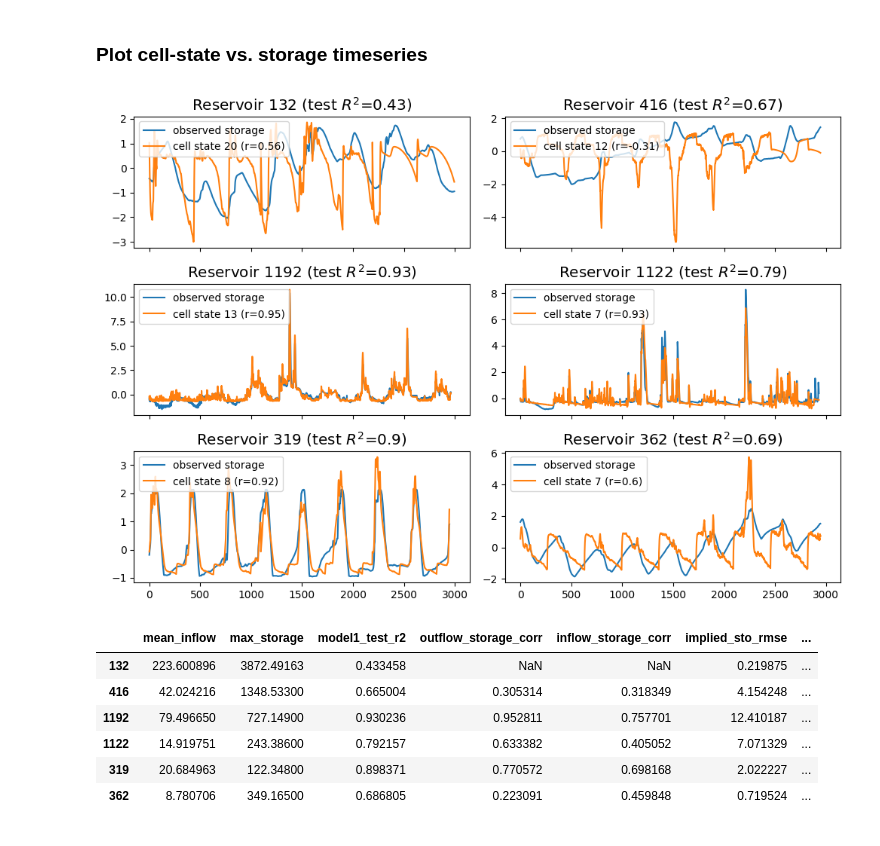
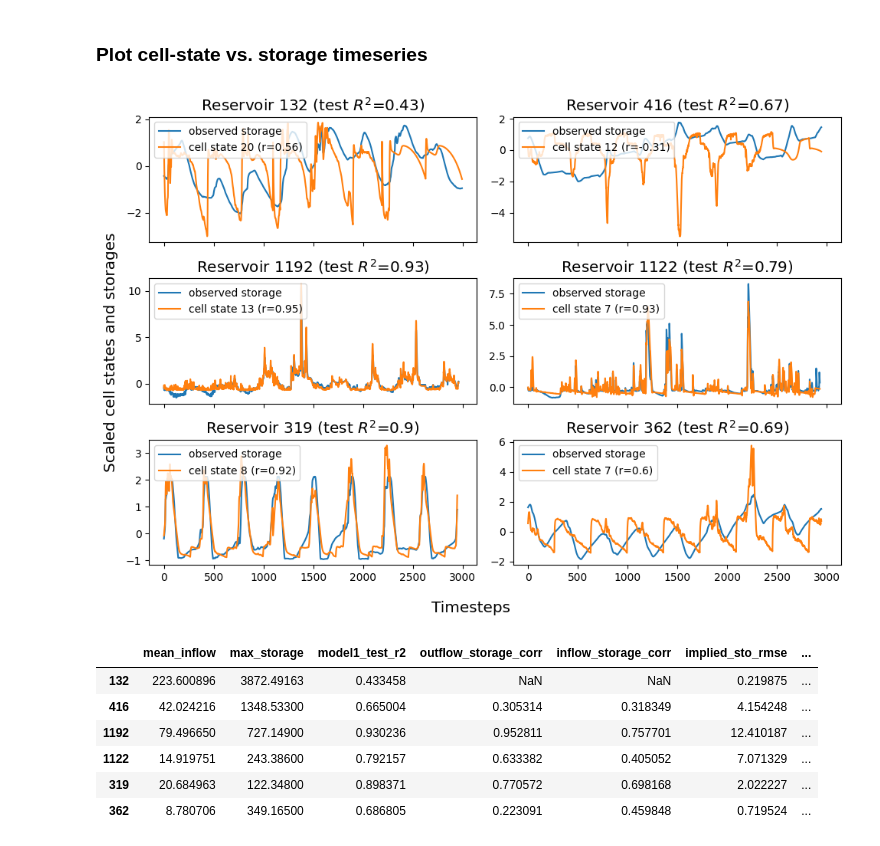
Before and after one commit to Matt2371/DL-reservoir-modeling, a Jupyter notebook: experiments/10g_resops_cell_states.ipynb, the cells around one changed output. Cells and saved outputs as stored; diff of their text form; code cells hidden in the pictures.

```diff
--- a/experiments/10g_resops_cell_states.ipynb
+++ b/experiments/10g_resops_cell_states.ipynb
@@ -705,25 +738,28 @@ def plot_best_cell(id, model, left_year, ax, return_data=False):
 # %%
 fig, axes = plt.subplots(nrows=3, ncols=2, figsize=(10, 7), sharex=True)
 
 # Models to use for each reservoir
 plot_models = {'132': model_shasta, # Shasta (model loaded above)
                '416': load_resops_model(res_id='416', model_num=1), # Pathfinder
                '1192': load_resops_model(res_id='1192', model_num=1), # Caddo Dam
                '1122': load_resops_model(res_id='1122', model_num=1), # Gillham
                '319' : load_resops_model(res_id='319', model_num=1), # Gibson
                '362': load_resops_model(res_id='362', model_num=1)} # Clark Canyon
 plot_years_dict = get_left_years(filter_res())
 plot_years_dict['132'] = 1944
 plot_years_dict['182'] = 1963
 
 for ax, res in zip(axes.flatten(), plot_models.keys()):
     plot_best_cell(id=res, model=plot_models[res], left_year=plot_years_dict[res], ax=ax)
     ax.set_title(f'Reservoir {res} (test $R^2$={round(df_result.loc[res, 'model1_test_r2'], 2)})', size='x-large')
 
+fig.supxlabel("Timesteps", size='x-large')
+fig.supylabel("Scaled cell states and storages", size='x-large')
 plt.tight_layout()
+plt.savefig('report/drafting/8_15_2025/Figures/max_cell_storage_plots.png', dpi=300)
 plt.show()
 # %% [output]
-[figure, old version]
+[figure, new version]
 # %%
 df_result.loc[plot_models.keys(), :]
 # %% [output]
```
Also changed, not shown: parts of 2 cells of this notebook, 4 other files.
